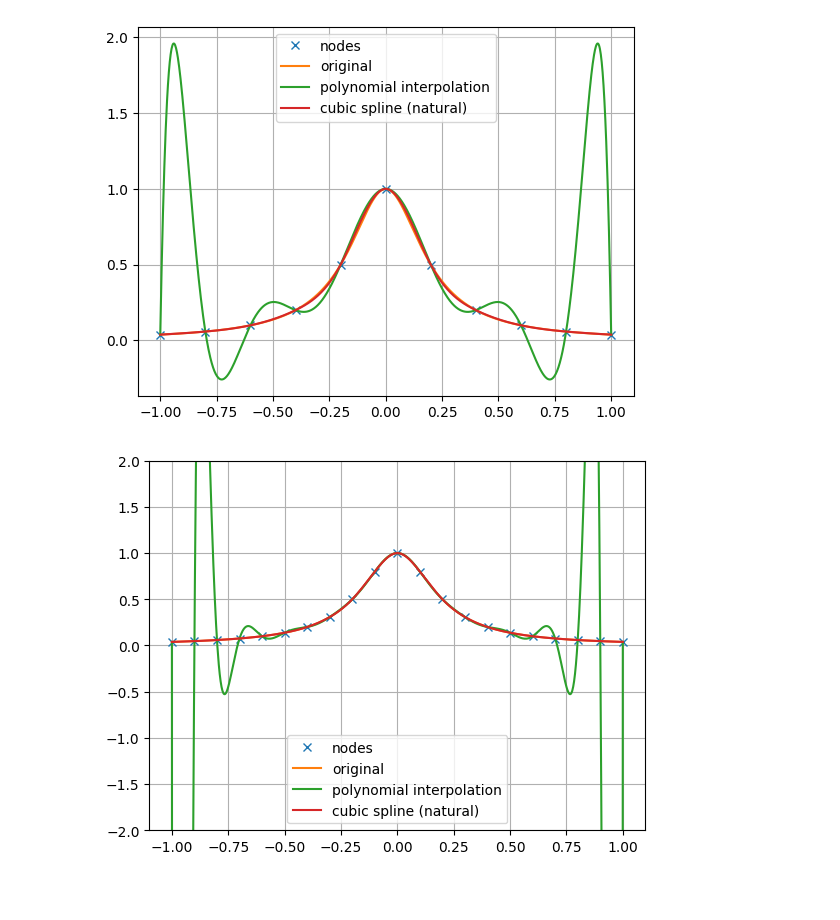
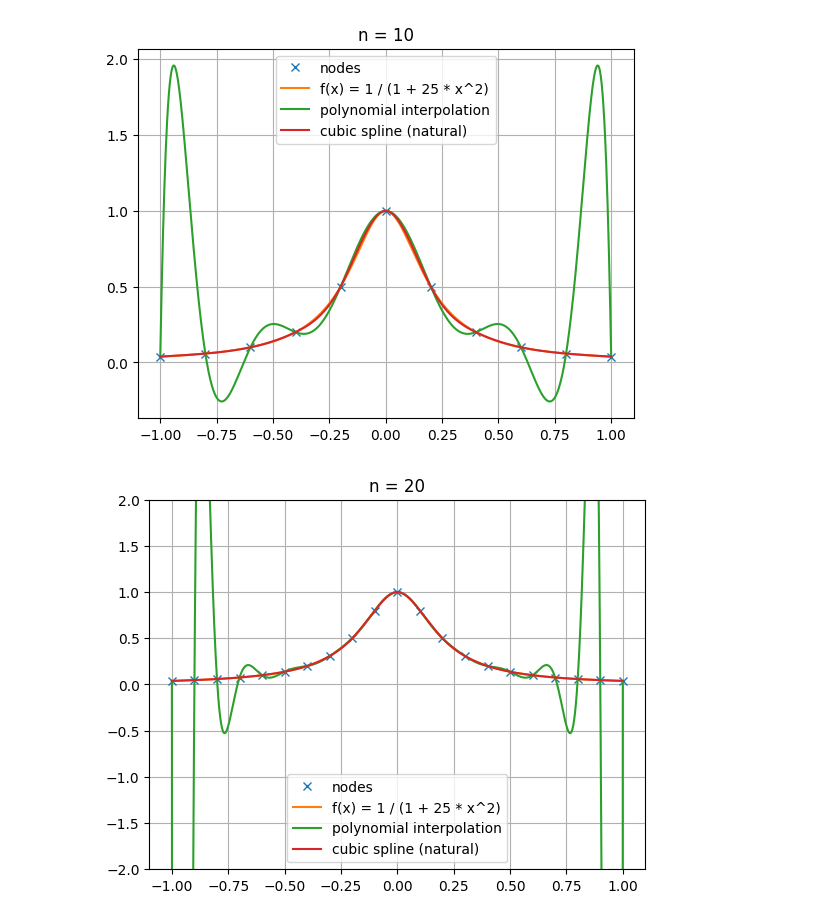
Before and after one commit to BiologyHazard/MATH130036.01-Computational-Methods, a Jupyter notebook: 第一次上机作业/数值分析-第2章-计算实习题-2.ipynb, the cells around one changed output. Drawn from its saved outputs; the diff is of its cells as text; code cells hidden in the pictures; blank space fills up the shorter version.

Commit message:
added chart title

```diff
--- a/第一次上机作业/数值分析-第2章-计算实习题-2.ipynb
+++ b/第一次上机作业/数值分析-第2章-计算实习题-2.ipynb
@@ -9,21 +9,22 @@ def runge(x):
 # %%
 n = 10
 start, stop = -1, 1
 x = np.linspace(start, stop, n+1)
 y = runge(x)
 p = make_polynomial_interpolation_equal_step(start, stop, n, y)
 s = make_cubic_spline_interpolation(x, y)
 
+plt.title("n = 10")
 plt.grid()
 plt.plot(x, y, 'x', label='nodes')
 x = np.linspace(start, stop, 1000+1)
-plt.plot(x, runge(x), label='original')
+plt.plot(x, runge(x), label="f(x) = 1 / (1 + 25 * x^2)")
 plt.plot(x, p(x), label='polynomial interpolation')
 plt.plot(x, s(x), label='cubic spline (natural)')
 plt.legend()
 plt.show()
 # %% [output]
-[figure, old version]
+[figure, new version]
 # %%
 n = 20
 start, stop = -1, 1
@@ -32,15 +33,15 @@ y = runge(x)
 p = make_polynomial_interpolation_equal_step(start, stop, n, y)
 s = make_cubic_spline_interpolation(x, y)
 
+plt.title("n = 20")
 plt.ylim(-2, 2)
-# plt.yscale("symlog", linthresh=1)
 plt.grid()
 plt.plot(x, y, 'x', label='nodes')
 x = np.linspace(start, stop, 1000+1)
-plt.plot(x, runge(x), label='original')
+plt.plot(x, runge(x), label="f(x) = 1 / (1 + 25 * x^2)")
 plt.plot(x, p(x), label='polynomial interpolation')
 plt.plot(x, s(x), label='cubic spline (natural)')
 plt.legend()
 plt.show()
 # %% [output]
-[figure, old version]
+[figure, new version]
```
